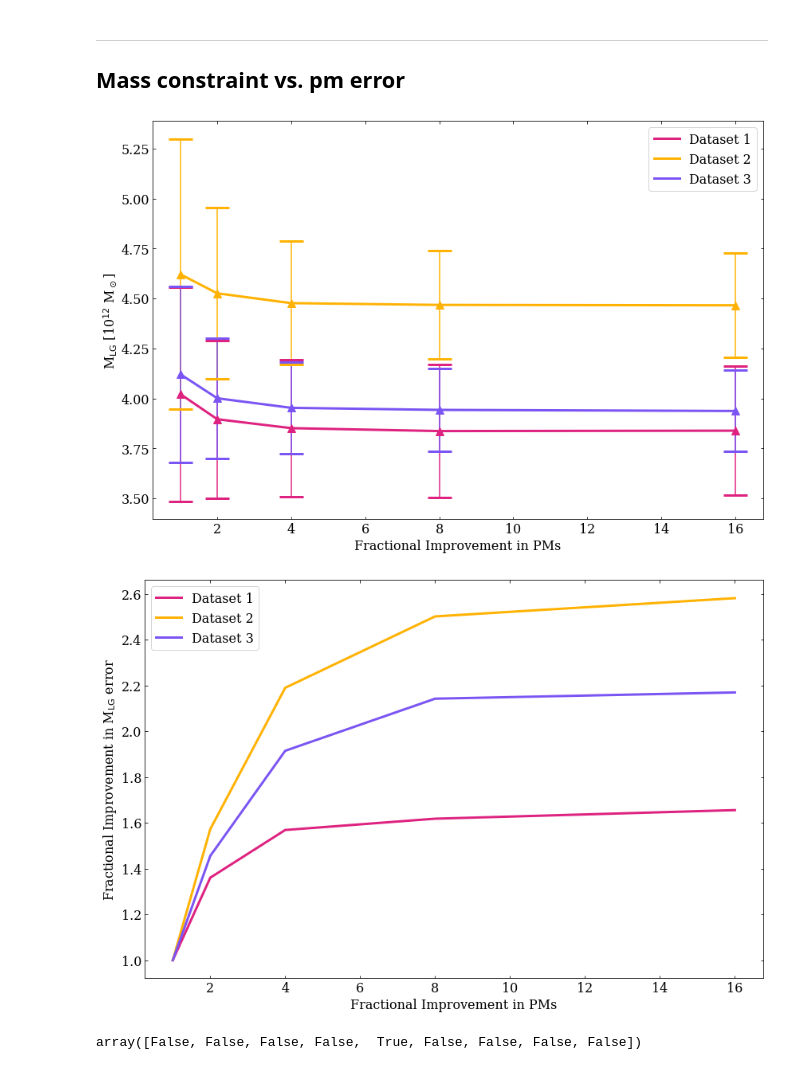
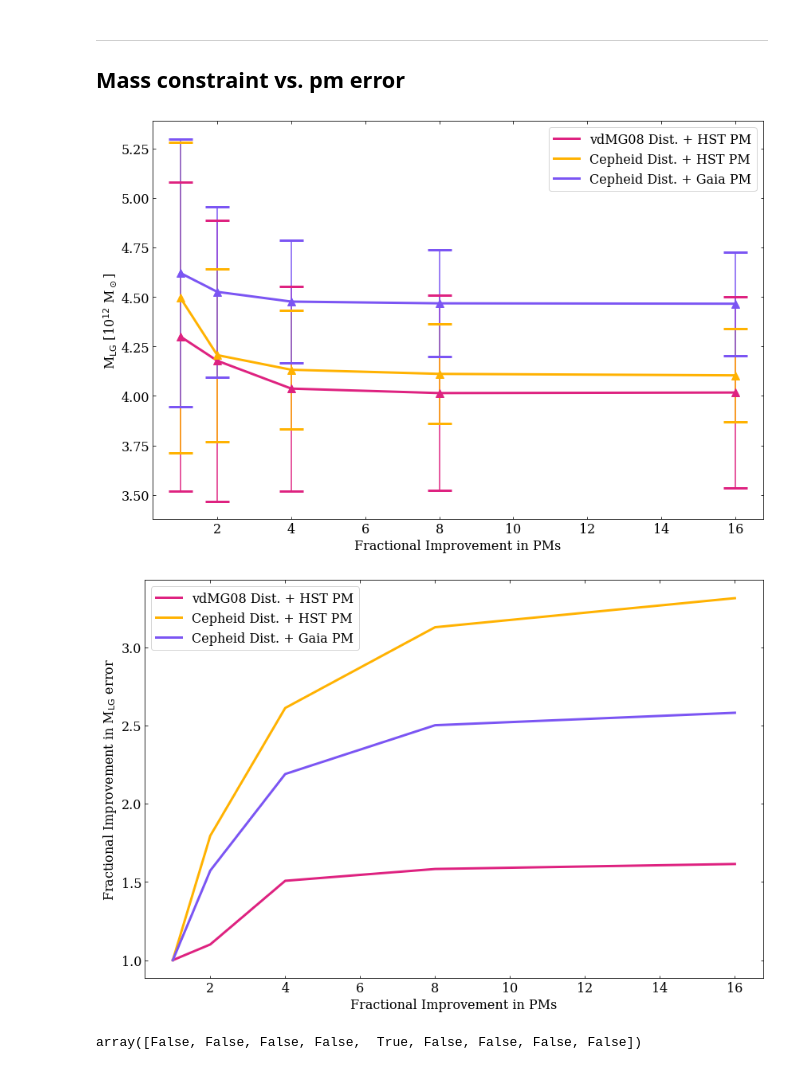
Before and after one commit to katiechambe/yellowCard, a Jupyter notebook: notebooks/pymc3-analyze-runs.ipynb, the cells around one changed output. Cells and saved outputs as stored; diff of their text form; code cells hidden in the pictures.

```diff
--- a/notebooks/pymc3-analyze-runs.ipynb
+++ b/notebooks/pymc3-analyze-runs.ipynb
@@ -435,15 +543,15 @@ nico_data = [[60.09584664536741, 45.45454545454547],
 [100.22364217252397, 83.56643356643357],
 [120.1597444089457, 92.65734265734265]] # note this is dist vs. velocity
 # %%
-modelChoices = ["vdm2012","fiducial2021","Dataset3"]
-label_model = ["vdM+ 2012 dataset","Chamberlain+ 2021 dataset","Dataset 3"]
-label_model = ["Dataset 1","Dataset 2","Dataset 3"]
+modelChoices = ["vdm2012","Dataset3","fiducial2021"]
+label = [r"vdMG08 Dist. + HST PM",r"Cepheid Dist. + HST PM",r"Cepheid Dist. + Gaia PM"]
 
-color = [palette["Extra"],palette['Minor Pairs'],palette['Major Pairs']]
-alpha = [0,.1,0.2]
+color = [palette['Extra'],palette['Minor Pairs'],palette['Major Pairs']]
+
+alpha = [0,1,2]
 
 fig,ax=plt.subplots(figsize=(12,8))
-for mod,lab,col,al in zip(modelChoices,label_model,color,alpha):
+for mod,lab,col,al in zip(modelChoices,label,color,alpha):
     plt.plot(means_vtravel[mod]['vtravel'][:-1], means_vtravel[mod]['M'][:-1],
              label=lab, color=col, lw=3)
 
@@ -463,6 +571,6 @@ for i in range(len(nico_data))[0:-1]:
 plt.legend(loc="upper right")
 plt.ylim(3.2,5.5)
 plt.tight_layout()
-# plt.savefig("../plots/analyze-runs-MvV.png",dpi=300)
+plt.savefig("../plots/analyze-runs-MvV.pdf")
 plt.show()
 # %% [output]
@@ -510,21 +618,21 @@ plt.show()
 # %%
 for i in means_vtravel['fiducial2021'].keys():
 
-    modelChoices = ["vdm2012","fiducial2021","Dataset3"]
-    label_model = ["vdM+ 2012 dataset","Chamberlain+ 2021 dataset","Dataset 3"]
-    label_model = ["Dataset 1","Dataset 2","Dataset 3"]
+    modelChoices = ["vdm2012","Dataset3","fiducial2021"]
+    label = [r"vdMG08 Dist. + HST PM",r"Cepheid Dist. + HST PM",r"Cepheid Dist. + Gaia PM"]
+#     label_model = ["Dataset 1","Dataset 2","Dataset 3"]
     # label_model = ["Dataset 1","Dataset 2",""]
 
 
     color = [palette["Extra"],palette['Minor Pairs'],palette['Major Pairs']]
-    alpha = [0,0,0]
+    alpha = [0,1,2]
 
     fig,ax=plt.subplots(figsize=(12,8))
-    for mod,lab,col,al in zip(modelChoices,label_model,color,alpha):
+    for mod,lab,col,al in zip(modelChoices,label,color,alpha):
         plt.plot(means_vtravel[mod]['vtravel'][:-1], means_vtravel[mod][i][:-1],
                  label=lab, color=col, lw=3)
 
-    for mod,lab,col,al in zip(modelChoices,label_model,color,alpha):
+    for mod,lab,col,al in zip(modelChoices,label,color,alpha):
         plt.errorbar(x=means_vtravel[mod]['vtravel'][-1]+al,
                      y=means_vtravel[mod][i][-1],
                      yerr=stds_vtravel[mod][i][-1],
@@ -539,7 +647,7 @@ for i in means_vtravel['fiducial2021'].keys():
 #         plt.text(nico_data[j][1]+2, 3.3,"%.0f kpc" % nico_data[j][0])
     plt.legend(loc="upper right")
 #     plt.ylim(3.2,5.5)
-    plt.savefig(f"../plots/analyze-runs-{i}vsV.png")
+    plt.savefig(f"../plots/analyze-runs-{i}vsV.pdf")
     plt.tight_layout()
     plt.show()
 # %% [output]
@@ -553,20 +661,21 @@ for i in means_vtravel['fiducial2021'].keys():
 ___
 ## Mass constraint vs. pm error
 # %%
-modelChoices = ["vdm2012","fiducial2021","Dataset3"]
-label_model = ["Dataset 1","Dataset 2","Dataset 3"]
+modelChoices = ["vdm2012","Dataset3","fiducial2021"]
+label = [r"vdMG08 Dist. + HST PM",r"Cepheid Dist. + HST PM",r"Cepheid Dist. + Gaia PM"]
+
 
 
 color = [palette["Extra"],palette['Minor Pairs'],palette['Major Pairs']]
 # alpha = [0.2,0.4]
 
 fig,ax=plt.subplots(figsize=(12,8))
-for mod,lab,col in zip(modelChoices,label_model,color):
+for mod,lab,col in zip(modelChoices,label,color):
 
     plt.plot(means_pmimprov[mod]['pm_errs'], means_pmimprov[mod]['M'],
              label=lab, color=col, lw=3)
 
-for mod,lab,col in zip(modelChoices,label_model,color):
+for mod,lab,col in zip(modelChoices,label,color):
     plt.errorbar(x=means_pmimprov[mod]['pm_errs'],
                  y=means_pmimprov[mod]['M'],
                  yerr=stds_pmimprov[mod]['M'],
@@ -583,32 +692,32 @@ plt.tight_layout()
 # plt.savefig("../plots/analyze-runs-MvsPM.png",dpi=300)
 plt.show()
 # %% [output]
-[figure, old version]
+[figure, new version]
 # %%
 fig,ax=plt.subplots(figsize=(12,8))
-for mod,lab,col in zip(modelChoices,label_model,color):
+for mod,lab,col in zip(modelChoices,label,color):
 
     plt.plot(means_pmimprov[mod]['pm_errs'], (stds_pmimprov[mod]['M']/stds_pmimprov[mod]['M'][0])**-1,
              label=lab, color=col, lw=3)
 
 # for mod,lab,col,al in zip(modelChoices,label_model,color,alpha):
 #     plt.errorbar(x=means_pmimprov[mod]['pm_errs'],
 #                  y=means_pmimprov[mod]['M'],
 #                  yerr=stds_pmimprov[mod]['M'],
 #                  color=col, capsize=15,
 #                  capthick=3, marker='^',ms=10,
 #                  linestyle="")
 
 # plt.scatter(0,0,label=r'v$_{\rm travel}$ from P21',marker="^",s=80,color='grey')
 ax.set_xlabel(r'Fractional Improvement in PMs')
 ax.set_ylabel(r'Fractional Improvement in M$_{\rm LG}$ error')
 plt.legend()
 # plt.ylim(3.2,5.5)
 plt.tight_layout()
-plt.savefig("../plots/analyze-runs-deltaMvsPM.png",dpi=300)
+plt.savefig("../plots/analyze-runs-deltaMvsPM.pdf")
 plt.show()
 # %% [output]
-[figure, old version]
+[figure, new version]
 # %%
 stds_pmimprov['vdm2012']["pm_errs"]==10
 # %% [output]
```
Also changed, not shown: parts of 16 cells of this notebook, 2 other files.
